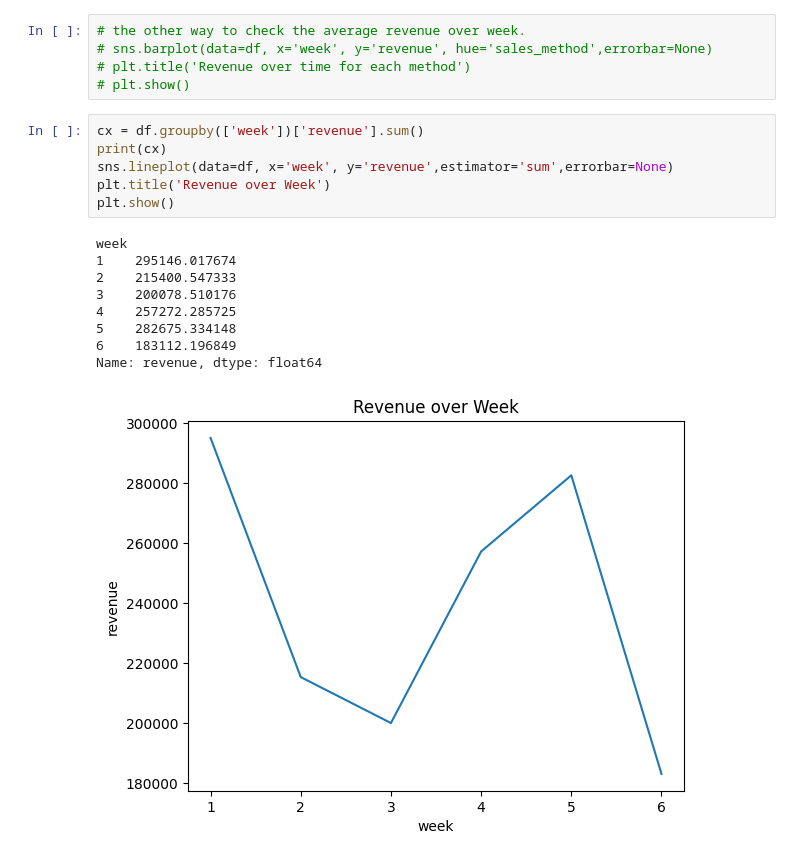
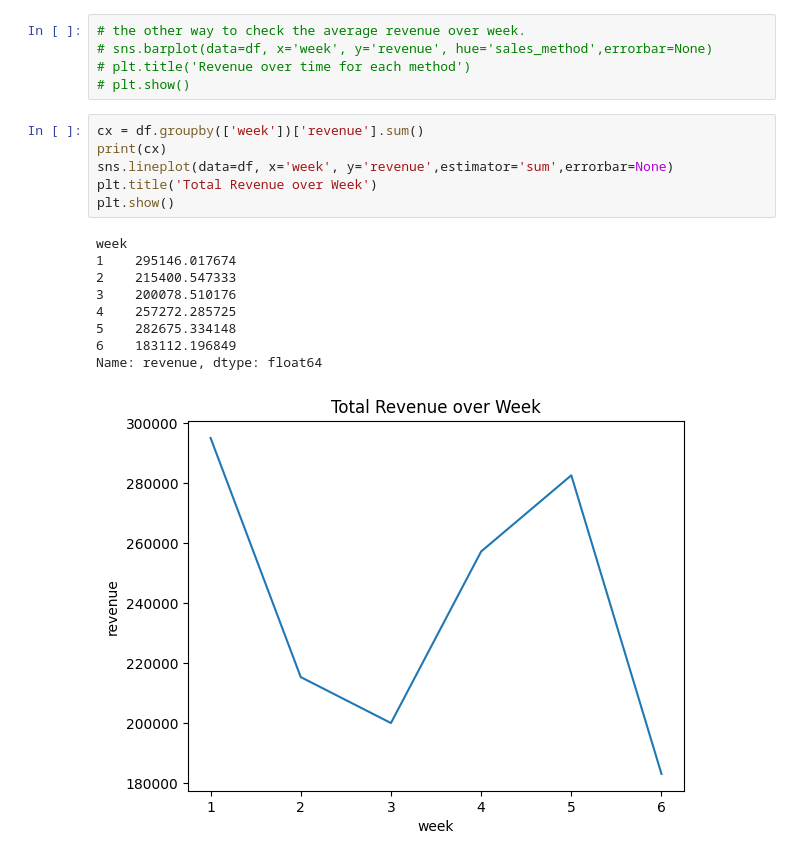
Before and after one commit to zychen1017/DataCamp_Certification, a Jupyter notebook: datacamp_certification.ipynb, the cells around one changed output. Drawn from its saved outputs; the diff is of its cells as text.

```diff
--- a/datacamp_certification.ipynb
+++ b/datacamp_certification.ipynb
@@ -342,16 +344,16 @@ Name: revenue, dtype: float64
 # %%
 cx = df.groupby(['week'])['revenue'].sum()
 print(cx)
 sns.lineplot(data=df, x='week', y='revenue',estimator='sum',errorbar=None)
-plt.title('Revenue over Week')
+plt.title('Total Revenue over Week')
 plt.show()
 # %% [output]
 week
 1    295146.017674
 2    215400.547333
 3    200078.510176
 4    257272.285725
 5    282675.334148
 6    183112.196849
 Name: revenue, dtype: float64
-[figure, old version]
+[figure, new version]
```
Also changed, not shown: parts of 4 cells of this notebook.
